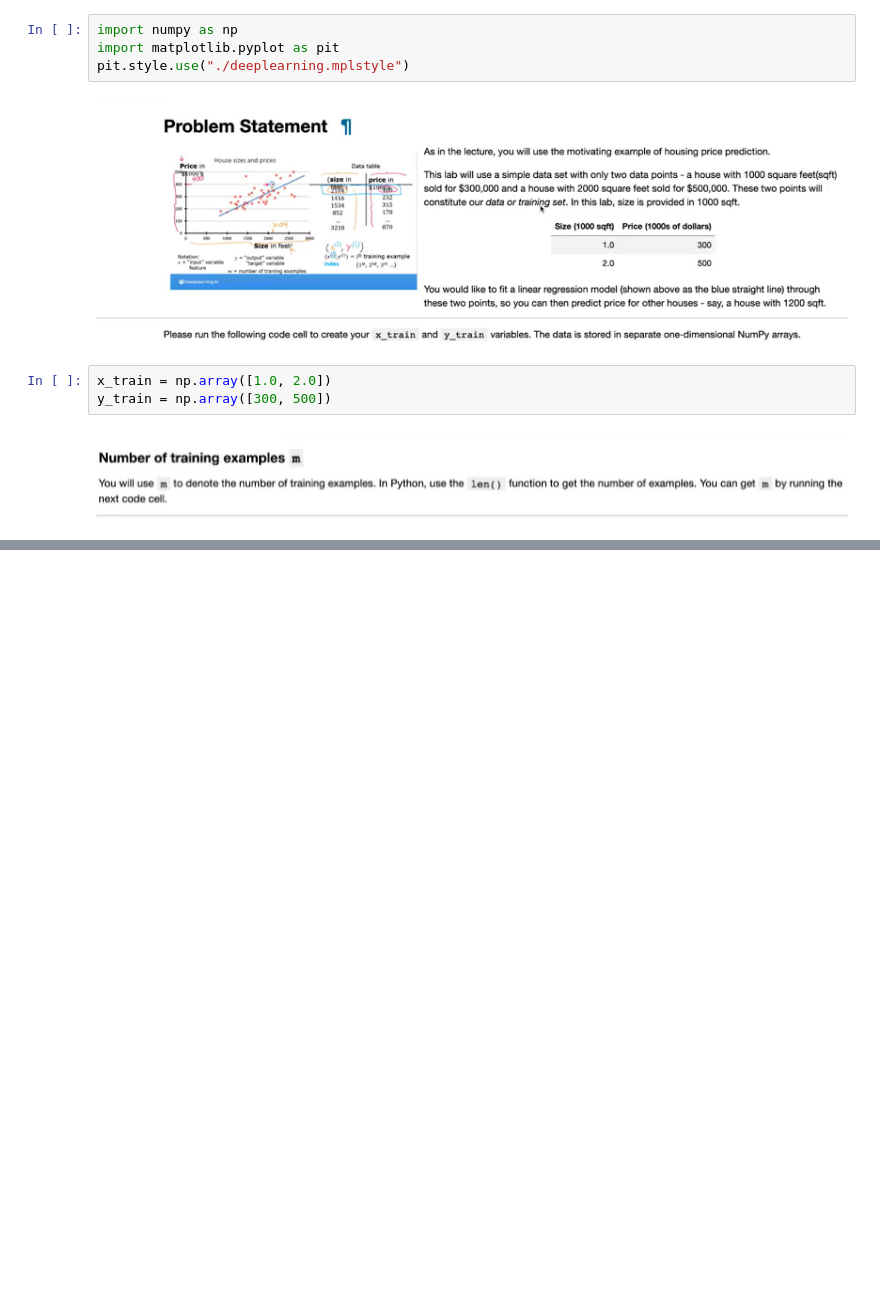
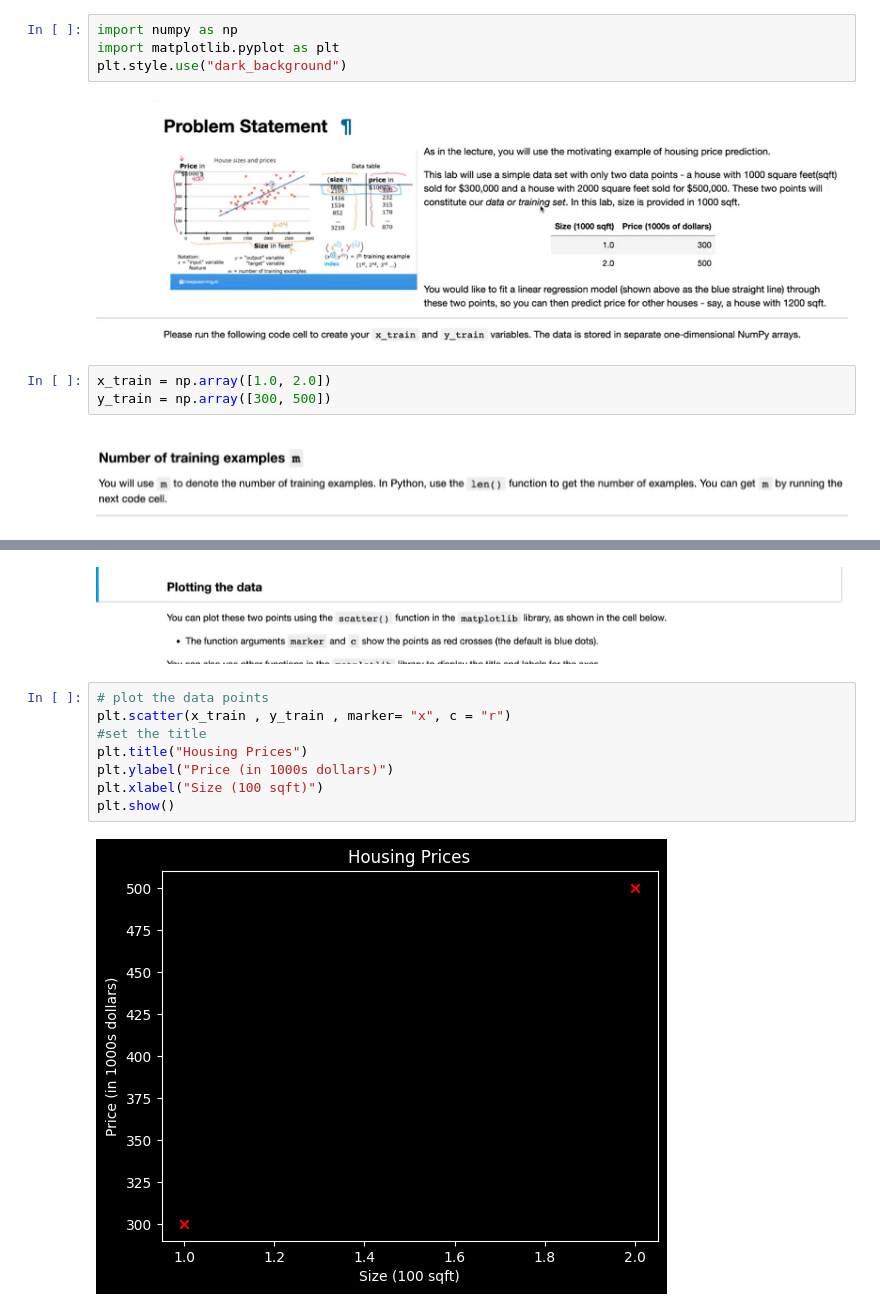
Before and after one commit to mandeep-bhandari123/AI-ML, a Jupyter notebook: linear regression.ipynb, the cells around one changed output, grey strips where cells are left out. Saved outputs shown, nothing was run; the diff lists cells and outputs as text; blank space fills up the shorter version.

```diff
--- a/linear regression.ipynb
+++ b/linear regression.ipynb
@@ -1,7 +1,7 @@
 # %%
 import numpy as np
-import matplotlib.pyplot as pit
-pit.style.use("./deeplearning.mplstyle")
+import matplotlib.pyplot as plt
+plt.style.use("dark_background")
 # %% [markdown]
 ![image.png](attachment:image.png)
 # %%
@@ -16,0 +26,12 @@ print(f"Number of traning example is: {m}")
+# %% [markdown]
+![image.png](attachment:eb4dd325-6800-419f-977c-0535a1143cbe.png)
+# %%
+# plot the data points
+plt.scatter(x_train , y_train , marker= "x", c = "r")
+#set the title
+plt.title("Housing Prices")
+plt.ylabel("Price (in 1000s dollars)")
+plt.xlabel("Size (100 sqft)")
+plt.show()
+# %% [output]
+[figure, added]
```
Also changed, not shown: parts of 10 cells of this notebook, 1 other file.
